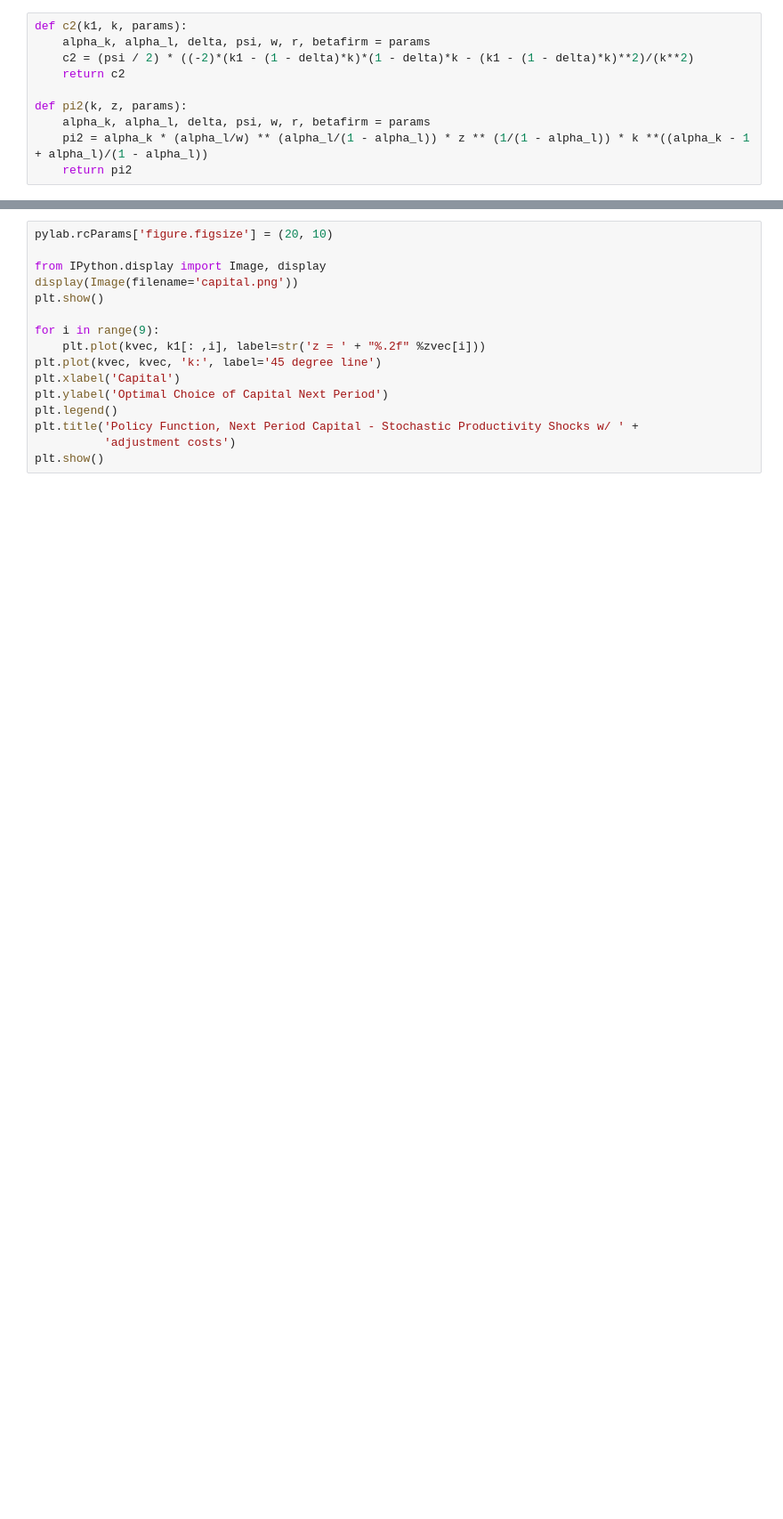
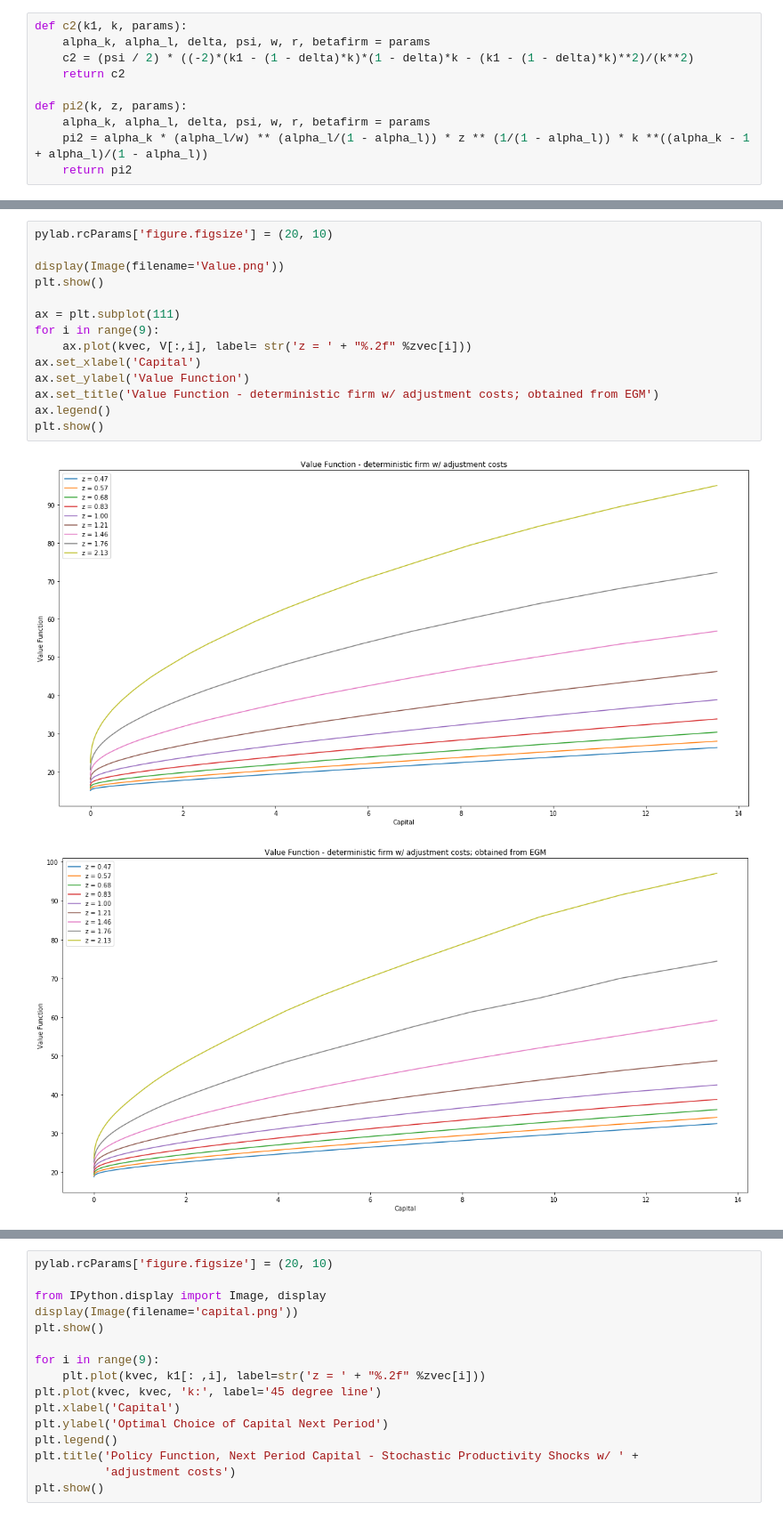
Before and after one commit to SophiaMo/BootCamp2017, a Jupyter notebook: ProbSets/Econ/wk3_hw/exercise3.ipynb, the cells around one changed output, grey strips where cells are left out. Shown: that part at 89% size. Drawn from its saved outputs; the diff is of its cells as text; blank space fills up the shorter version.

Commit message:
Added Value Function for Econ Prob3

```diff
--- a/ProbSets/Econ/wk3_hw/exercise3.ipynb
+++ b/ProbSets/Econ/wk3_hw/exercise3.ipynb
@@ -109,0 +147,17 @@ Time taken for convergence:1.6451377868652344
+# %%
+pylab.rcParams['figure.figsize'] = (20, 10)
+
+display(Image(filename='Value.png'))
+plt.show()
+
+ax = plt.subplot(111)
+for i in range(9):
+    ax.plot(kvec, V[:,i], label= str('z = ' + "%.2f" %zvec[i]))
+ax.set_xlabel('Capital')
+ax.set_ylabel('Value Function')
+ax.set_title('Value Function - deterministic firm w/ adjustment costs; obtained from EGM')
+ax.legend()
+plt.show()
+# %% [output]
+[figure, added]
+[figure, added]
```
Also changed, not shown: parts of 5 cells of this notebook.
